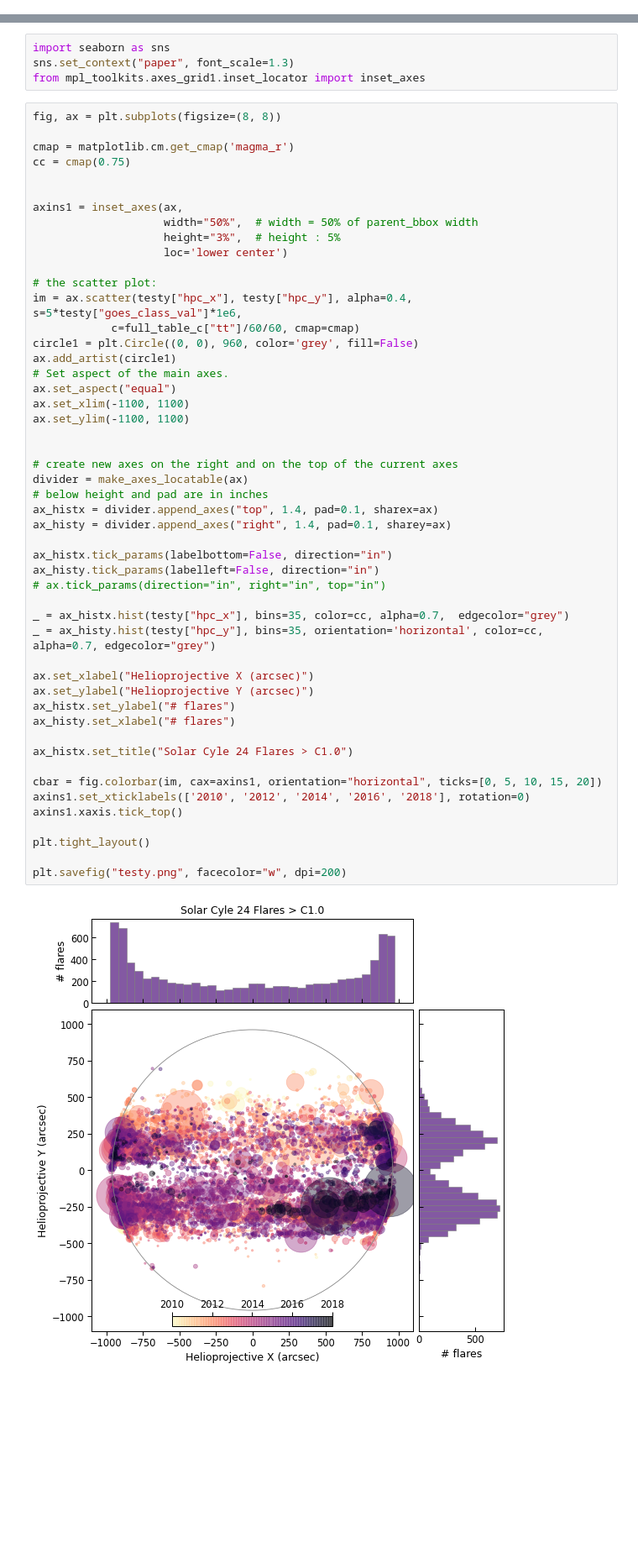
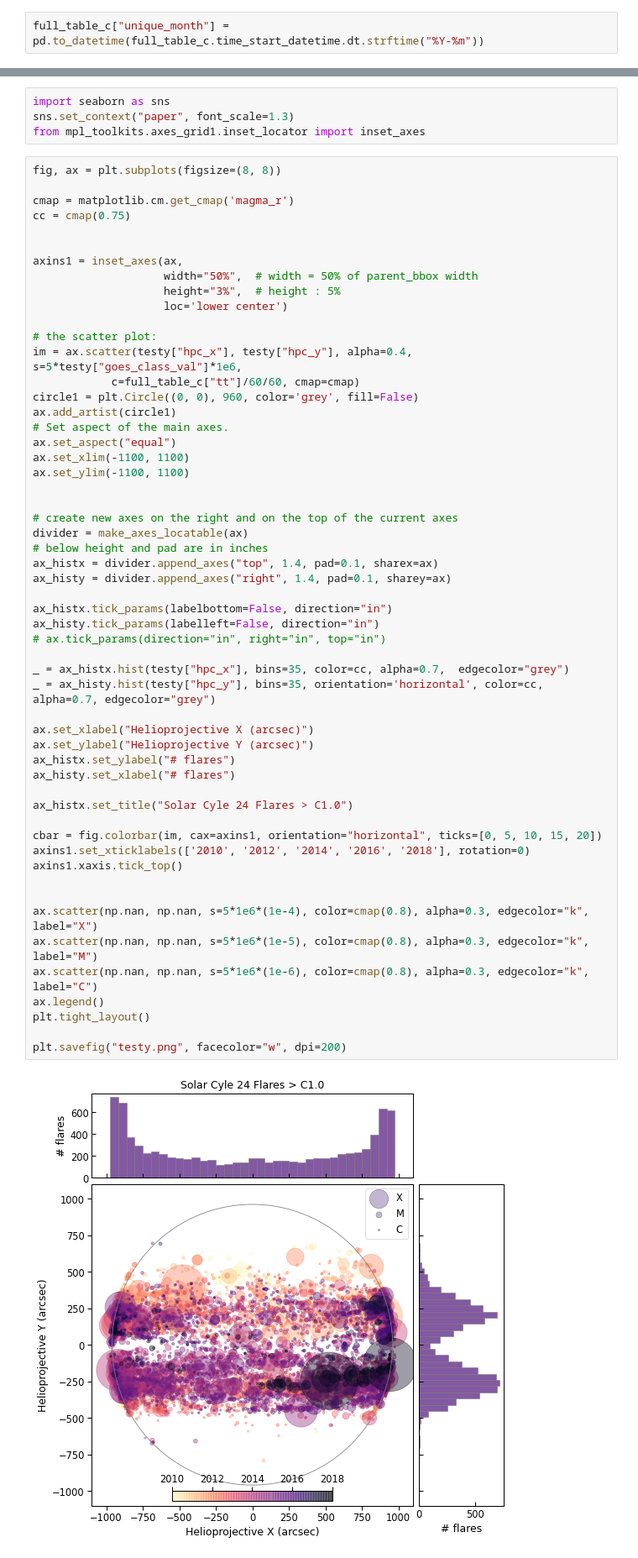
Before and after one commit to hayesla/flare_forecast_proj, a Jupyter notebook: goes_flare_list/ssw_flarelist_tests.ipynb, the cells around one changed output, grey strips where cells are left out. Shown at 84% size. Saved outputs shown, nothing was run; the diff lists cells and outputs as text; blank space fills up the shorter version.

```diff
--- a/goes_flare_list/ssw_flarelist_tests.ipynb
+++ b/goes_flare_list/ssw_flarelist_tests.ipynb
@@ -76,6 +76,8 @@ full_table_c["time_peak_datetime"] = pd.to_datetime(full_table_c["time_peak"])
 full_table_c["tt"] = np.array([d.total_seconds() for d in full_table_c["time_start_datetime"] - full_table_c["time_start_datetime"].iloc[0]])/60/60
 # %%
 full_table_c["unique_day"] = full_table_c.time_start_datetime.dt.strftime("%Y-%m-%d")
+# %%
+full_table_c["unique_month"] = pd.to_datetime(full_table_c.time_start_datetime.dt.strftime("%Y-%m"))
 # %%
 len(full_table_c["unique_day"].unique())
 # %% [output]
@@ -360,34 +276,39 @@ ax.set_ylim(-1100, 1100)
 
 
 # create new axes on the right and on the top of the current axes
 divider = make_axes_locatable(ax)
 # below height and pad are in inches
 ax_histx = divider.append_axes("top", 1.4, pad=0.1, sharex=ax)
 ax_histy = divider.append_axes("right", 1.4, pad=0.1, sharey=ax)
 
 ax_histx.tick_params(labelbottom=False, direction="in")
 ax_histy.tick_params(labelleft=False, direction="in")
 # ax.tick_params(direction="in", right="in", top="in")
 
 _ = ax_histx.hist(testy["hpc_x"], bins=35, color=cc, alpha=0.7,  edgecolor="grey")
 _ = ax_histy.hist(testy["hpc_y"], bins=35, orientation='horizontal', color=cc, alpha=0.7, edgecolor="grey")
 
 ax.set_xlabel("Helioprojective X (arcsec)")
 ax.set_ylabel("Helioprojective Y (arcsec)")
 ax_histx.set_ylabel("# flares")
 ax_histy.set_xlabel("# flares")
 
 ax_histx.set_title("Solar Cyle 24 Flares > C1.0")
 
 cbar = fig.colorbar(im, cax=axins1, orientation="horizontal", ticks=[0, 5, 10, 15, 20])
 axins1.set_xticklabels(['2010', '2012', '2014', '2016', '2018'], rotation=0)
 axins1.xaxis.tick_top()
 
+
+ax.scatter(np.nan, np.nan, s=5*1e6*(1e-4), color=cmap(0.8), alpha=0.3, edgecolor="k", label="X")
+ax.scatter(np.nan, np.nan, s=5*1e6*(1e-5), color=cmap(0.8), alpha=0.3, edgecolor="k", label="M")
+ax.scatter(np.nan, np.nan, s=5*1e6*(1e-6), color=cmap(0.8), alpha=0.3, edgecolor="k", label="C")
+ax.legend()
 plt.tight_layout()
 
 plt.savefig("testy.png", facecolor="w", dpi=200)
 # %% [output]
-[figure, old version]
+[figure, new version]
 # %%
 fig, ax = plt.subplots(figsize=(8, 8))
 
```
Also changed, not shown: parts of 19 cells of this notebook.
